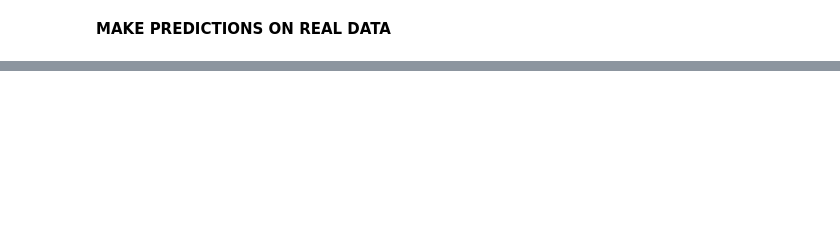
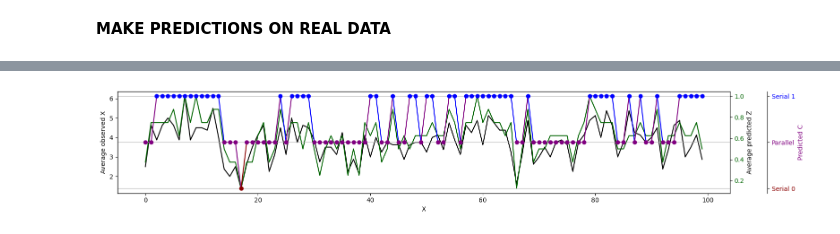
Before and after one commit to JulianBarraganG/modcom, a Jupyter notebook: forward_simulation.ipynb, the cells around one changed output, grey strips where cells are left out. Cells and saved outputs as stored; diff of their text form; code cells hidden in the pictures; blank space fills up the shorter version.

```diff
--- a/forward_simulation.ipynb
+++ b/forward_simulation.ipynb
@@ -293,0 +343,75 @@ plt.show()
+# %%
+T = data.shape[0]  # Time period
+n = data.shape[1]   # Number of neurons
+
+Z, C = cement_data(infer_Z(data), forward(data))
+C = switch_1_and_2(C)
+#mean Z pr tid
+avg_Z = np.mean(Z,axis=1).reshape(1,-1)[0]
+avg_X = np.mean(data,axis=1).reshape(1,-1)[0]
+
+fig, ax1 = plt.subplots(figsize = (16,3))
+
+
+# Plot the first graph
+ax1.set_xlabel('X')
+ax1.set_ylabel('Average observed X', color="black")
+ax1.plot(range(T), avg_X, color="black", zorder = 3)
+ax1.tick_params(axis='y', labelcolor="black")
+
+# Create secondary y-axis
+ax2 = ax1.twinx()
+
+# Plot the second graph
+ax2.set_ylabel('Average predicted Z', color="darkgreen")
+ax2.plot(range(T), avg_Z, color="darkgreen", zorder = 2)
+ax2.tick_params(axis='y', labelcolor="darkgreen")
+
+# Create another secondary y-axis
+ax3 = ax1.twinx()
+
+# Plot the third graph
+ax3.spines['right'].set_position(('outward', 60))
+ax3.set_ylabel('Predicted C', color="purple")
+for c in range(len(C)):
+    if C[c] == 0:
+        color = "darkred"
+    elif C[c] == 1:
+        color = "purple"
+    else:
+        color = "blue"
+    ax3.plot(c, C[c], color=color, marker="o", zorder=2)
+
+# Plot lines between points
+for i in range(len(C) - 1):
+    if C[i] != C[i + 1]:
+        color = "black"  # Default color for lines
+        # Set color of the line to match the color of the points
+        if C[i] == 0:
+            color = "darkred"
+        elif C[i] == 1:
+            color = "purple"
+        else:
+            color = "blue"
+        ax3.plot([i, i + 1], [C[i], C[i + 1]], color=color, zorder=1)
+    else:
+        if C[i] == 0:
+            color = "darkred"
+        elif C[i] == 1:
+            color = "purple"
+        else:
+            color = "blue"
+        ax3.plot([i, i + 1], [C[i], C[i + 1]], color=color, zorder=1)
+
+ax3.tick_params(axis='y', labelcolor="purple")
+ax3.set_yticks([0,1,2])
+ax3.set_yticklabels(["Serial 0", "Parallel", "Serial 1"])
+tick_labels = ax3.get_yticklabels()
+tick_labels[0].set_color('darkred')    # Serial 0 in red
+tick_labels[1].set_color('purple') # Dual in purple
+tick_labels[2].set_color('blue')
+plt.grid(True)
+fig.tight_layout()
+plt.show()
+# %% [output]
+[figure, added]
```
Also changed, not shown: parts of 8 cells of this notebook, 1 other file.
